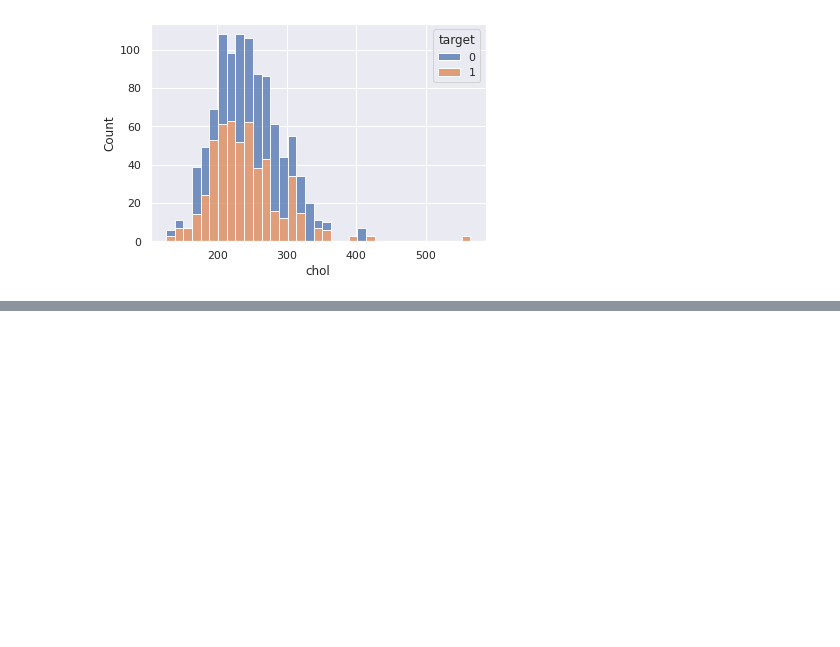
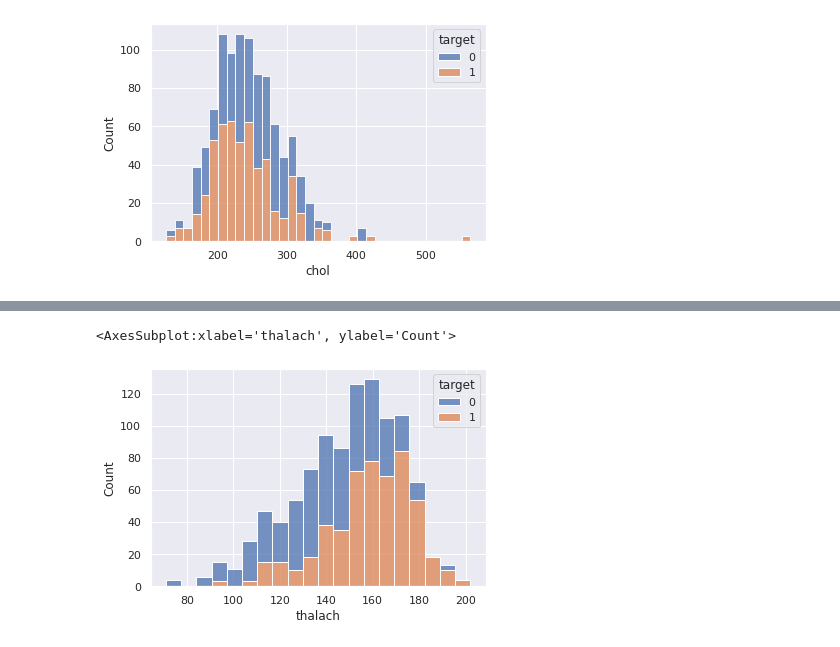
Before and after one commit to AzadMehedi/ML-Projects, a Jupyter notebook: Heart_Disease_Prediction.ipynb, the cells around one changed output, grey strips where cells are left out. Cells and saved outputs as stored; diff of their text form; code cells hidden in the pictures; blank space fills up the shorter version.

```diff
--- a/Heart_Disease_Prediction.ipynb
+++ b/Heart_Disease_Prediction.ipynb
@@ -150,0 +106,5 @@ sns.histplot(data=df, x='chol', hue='target', multiple='stack')
+# %%
+sns.histplot(data=df, x='thalach', hue='target', multiple='stack')
+# %% [output]
+<AxesSubplot:xlabel='thalach', ylabel='Count'>
+[figure, added]
```
Also changed, not shown: parts of 32 cells of this notebook.
